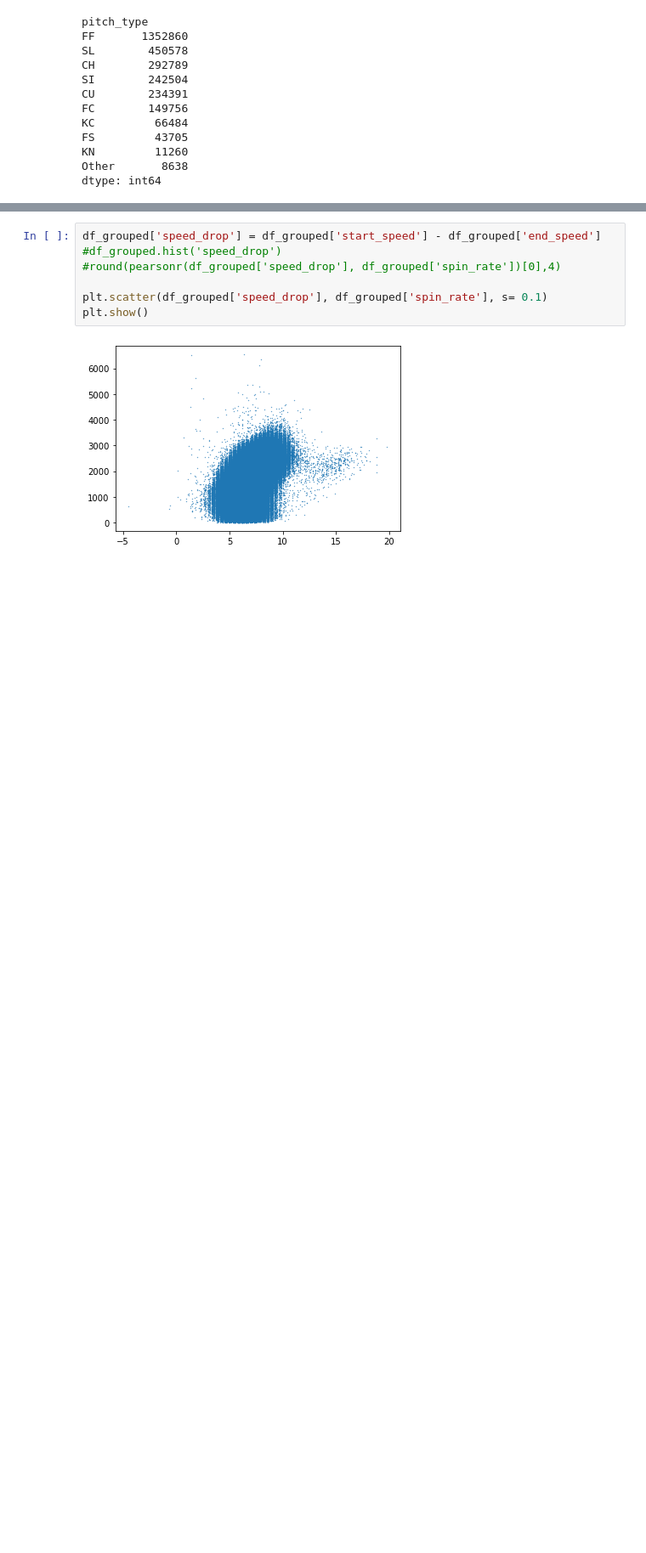
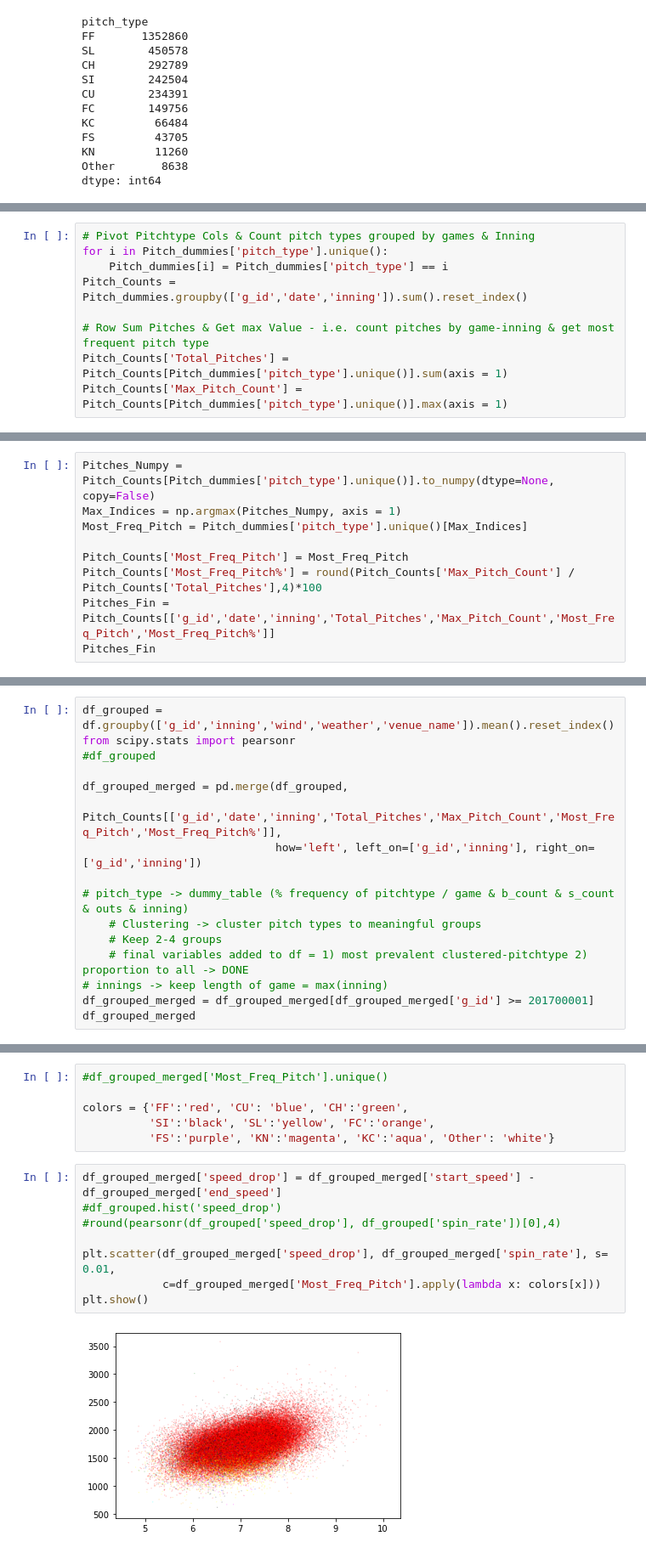
Before and after one commit to zsomborh/analyse_baseball_matches, a Jupyter notebook: Term_Proj_Coding_3_Baseball.ipynb, the cells around one changed output, grey strips where cells are left out. Shown at 85% size. Drawn from its saved outputs; the diff is of its cells as text; blank space fills up the shorter version.

```diff
--- a/Term_Proj_Coding_3_Baseball.ipynb
+++ b/Term_Proj_Coding_3_Baseball.ipynb
@@ -304,0 +552,9 @@ from scipy.stats import pearsonr
+# %%
+# Pivot Pitchtype Cols & Count pitch types grouped by games & Inning
+for i in Pitch_dummies['pitch_type'].unique():
+    Pitch_dummies[i] = Pitch_dummies['pitch_type'] == i
+Pitch_Counts = Pitch_dummies.groupby(['g_id','date','inning']).sum().reset_index()
+
+# Row Sum Pitches & Get max Value - i.e. count pitches by game-inning & get most frequent pitch type
+Pitch_Counts['Total_Pitches'] = Pitch_Counts[Pitch_dummies['pitch_type'].unique()].sum(axis = 1)
+Pitch_Counts['Max_Pitch_Count'] = Pitch_Counts[Pitch_dummies['pitch_type'].unique()].max(axis = 1)
@@ -304,0 +567,9 @@ from scipy.stats import pearsonr
+# %%
+Pitches_Numpy = Pitch_Counts[Pitch_dummies['pitch_type'].unique()].to_numpy(dtype=None, copy=False)
+Max_Indices = np.argmax(Pitches_Numpy, axis = 1)
+Most_Freq_Pitch = Pitch_dummies['pitch_type'].unique()[Max_Indices]
+
+Pitch_Counts['Most_Freq_Pitch'] = Most_Freq_Pitch
+Pitch_Counts['Most_Freq_Pitch%'] = round(Pitch_Counts['Max_Pitch_Count'] / Pitch_Counts['Total_Pitches'],4)*100
+Pitches_Fin = Pitch_Counts[['g_id','date','inning','Total_Pitches','Max_Pitch_Count','Most_Freq_Pitch','Most_Freq_Pitch%']]
+Pitches_Fin
@@ -304,0 +590,16 @@ from scipy.stats import pearsonr
+# %%
+df_grouped = df.groupby(['g_id','inning','wind','weather','venue_name']).mean().reset_index()
+from scipy.stats import pearsonr
+#df_grouped
+
+df_grouped_merged = pd.merge(df_grouped,
+                             Pitch_Counts[['g_id','date','inning','Total_Pitches','Max_Pitch_Count','Most_Freq_Pitch','Most_Freq_Pitch%']],
+                             how='left', left_on=['g_id','inning'], right_on=['g_id','inning'])
+
+# pitch_type -> dummy_table (% frequency of pitchtype / game & b_count & s_count & outs & inning)
+    # Clustering -> cluster pitch types to meaningful groups
+    # Keep 2-4 groups
+    # final variables added to df = 1) most prevalent clustered-pitchtype 2) proportion to all -> DONE
+# innings -> keep length of game = max(inning)
+df_grouped_merged = df_grouped_merged[df_grouped_merged['g_id'] >= 201700001]
+df_grouped_merged
@@ -352,10 +721,17 @@ Correls[(Correls['Correl_Abs'] != 1) & (Correls['Correl_Abs'] >= 0.4)].sort_valu
+# %%
+#df_grouped_merged['Most_Freq_Pitch'].unique()
+
+colors = {'FF':'red', 'CU': 'blue', 'CH':'green',
+          'SI':'black', 'SL':'yellow', 'FC':'orange',
+          'FS':'purple', 'KN':'magenta', 'KC':'aqua', 'Other': 'white'}
 # %%
-df_grouped['speed_drop'] = df_grouped['start_speed'] - df_grouped['end_speed']
+df_grouped_merged['speed_drop'] = df_grouped_merged['start_speed'] - df_grouped_merged['end_speed']
 #df_grouped.hist('speed_drop')
 #round(pearsonr(df_grouped['speed_drop'], df_grouped['spin_rate'])[0],4)
 
-plt.scatter(df_grouped['speed_drop'], df_grouped['spin_rate'], s= 0.1)
+plt.scatter(df_grouped_merged['speed_drop'], df_grouped_merged['spin_rate'], s= 0.01,
+            c=df_grouped_merged['Most_Freq_Pitch'].apply(lambda x: colors[x]))
 plt.show()
 # %% [output]
-[figure, old version]
+[figure, new version]
 # %%
```
Also changed, not shown: parts of 33 cells of this notebook.
